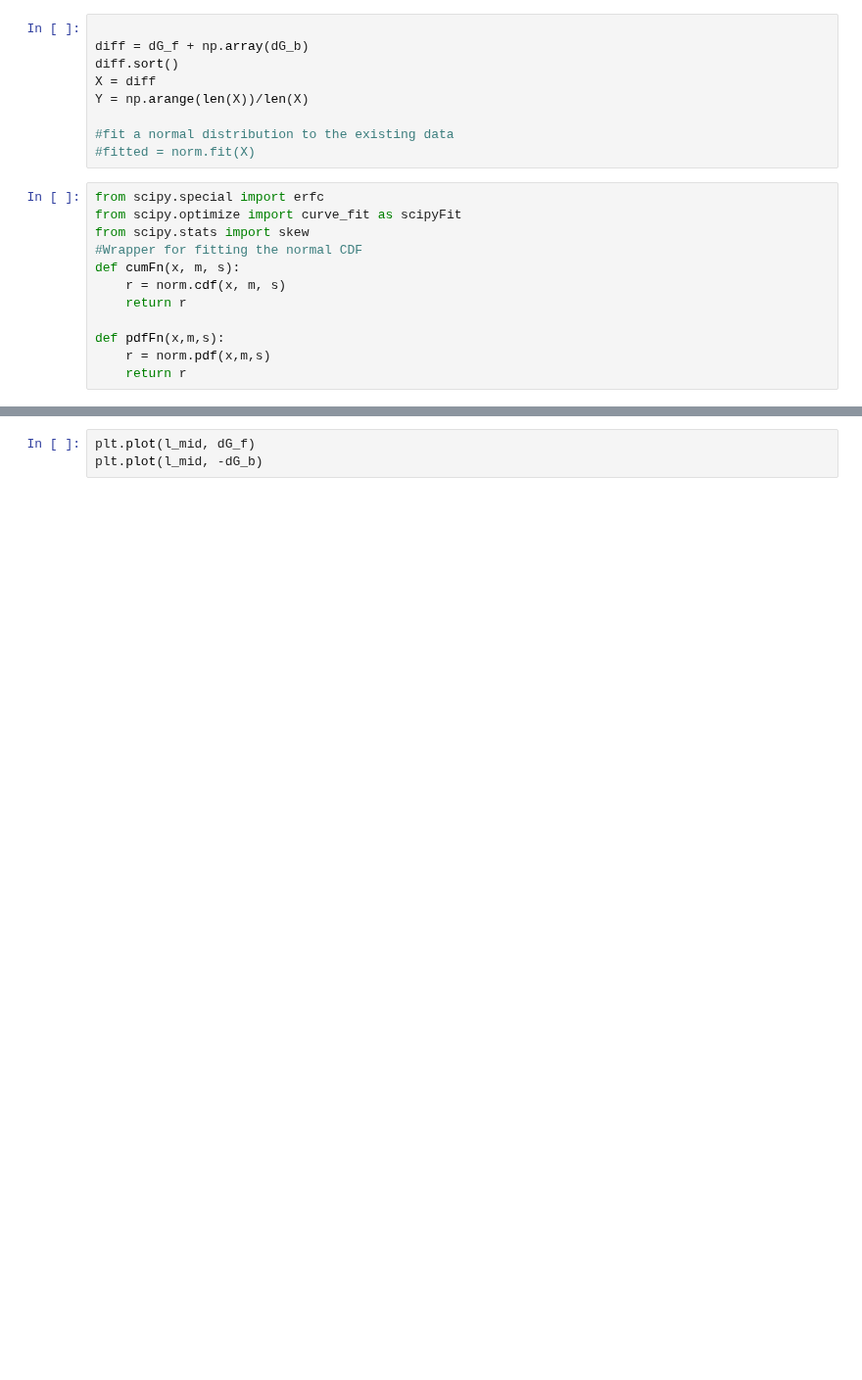
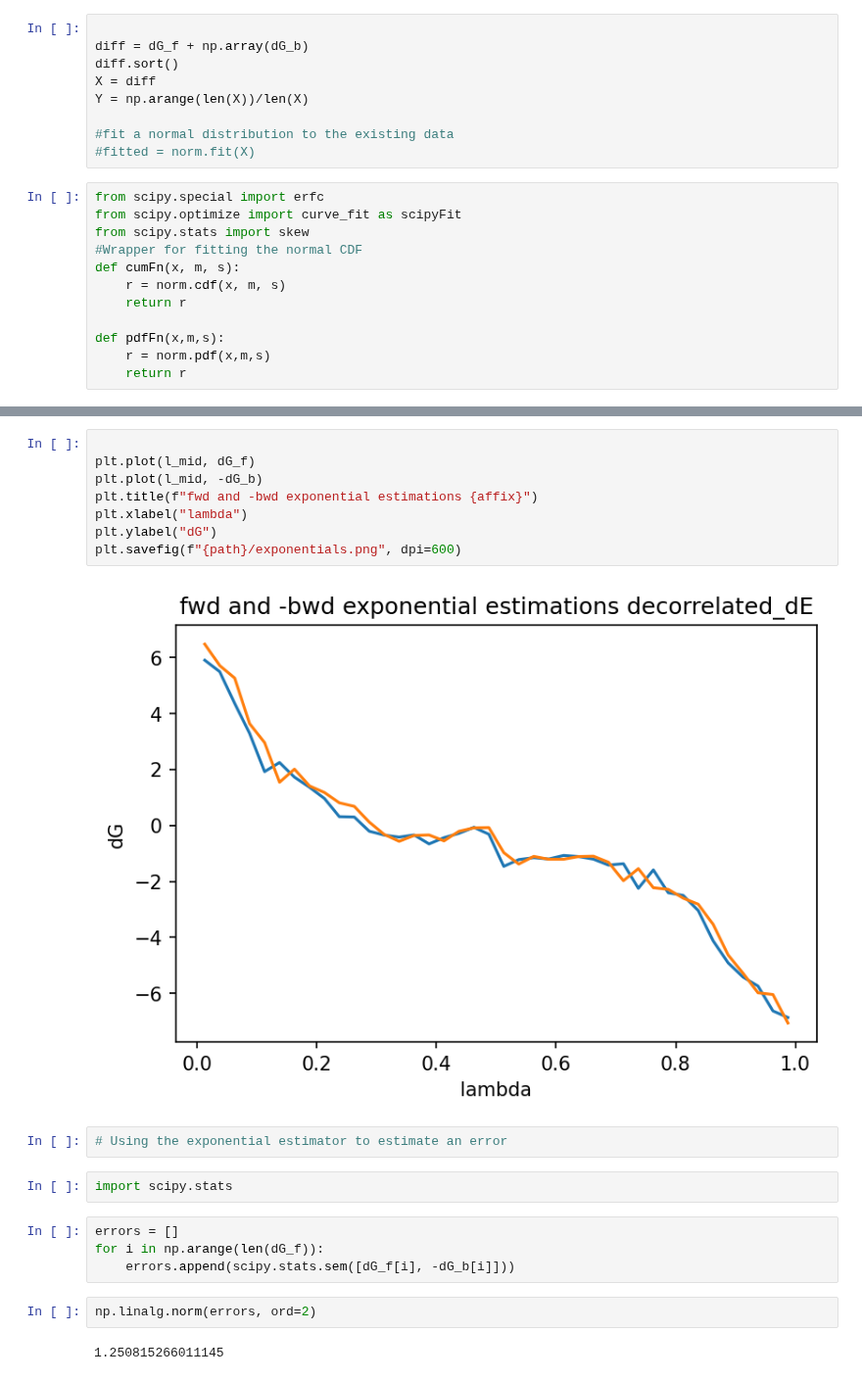
Before and after one commit to BranniganLab/safep, a Jupyter notebook: BAR_NAMD_alchemlyb.ipynb, the cells around one changed output, grey strips where cells are left out. Shown at 98% size. Cells and saved outputs as stored; diff of their text form; blank space fills up the shorter version.

```diff
--- a/BAR_NAMD_alchemlyb.ipynb
+++ b/BAR_NAMD_alchemlyb.ipynb
@@ -246,3 +315,22 @@ plt.show()
 # %%
+
 plt.plot(l_mid, dG_f)
 plt.plot(l_mid, -dG_b)
+plt.title(f"fwd and -bwd exponential estimations {affix}")
+plt.xlabel("lambda")
+plt.ylabel("dG")
+plt.savefig(f"{path}/exponentials.png", dpi=600)
+# %% [output]
+[figure, added]
+# %%
+# Using the exponential estimator to estimate an error
+# %%
+import scipy.stats
+# %%
+errors = []
+for i in np.arange(len(dG_f)):
+    errors.append(scipy.stats.sem([dG_f[i], -dG_b[i]]))
+# %%
+np.linalg.norm(errors, ord=2)
+# %% [output]
+1.250815266011145
```
Also changed, not shown: parts of 13 cells of this notebook.
